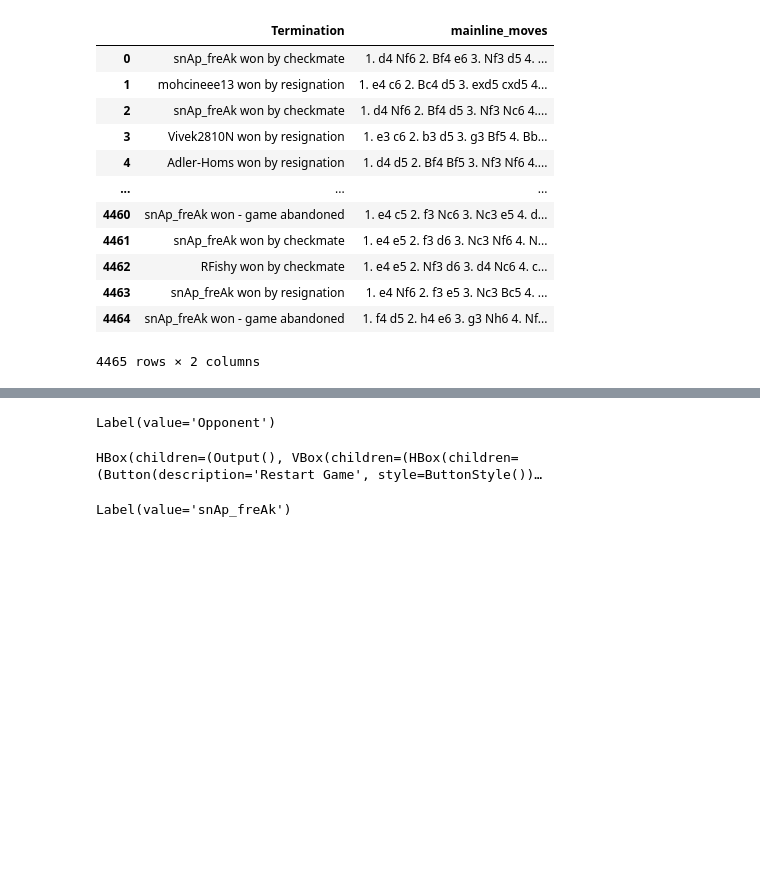
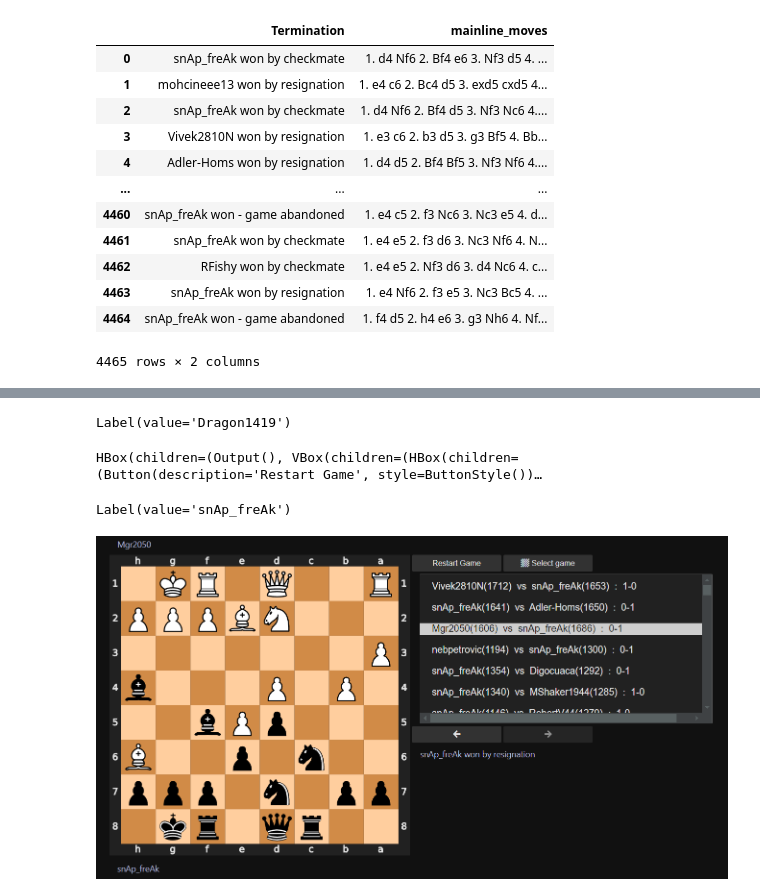
Before and after one commit to DaniloGrujic/chess-analysis, a Jupyter notebook: Game_analisys.ipynb, the cells around one changed output, grey strips where cells are left out. Cells and saved outputs as stored; diff of their text form; code cells hidden in the pictures; blank space fills up the shorter version.

Commit message:
Modified Game anaisys file.

```diff
--- a/Game_analisys.ipynb
+++ b/Game_analisys.ipynb
@@ -56,9 +59,15 @@ df_term_moves
 # %%
 from custom_chess import ChessGame, UI
 # %%
-game = ChessGame(df_term_moves, df_game_info)
+game = ChessGame('snAp_freAk', df_term_moves, df_game_info)
 ui = UI('snAp_freAk', game, game_info_cleaned)
 # %% [output]
-Label(value='Opponent')
+Label(value='Dragon1419')
 HBox(children=(Output(), VBox(children=(HBox(children=(Button(description='Restart Game', style=ButtonStyle())…
 Label(value='snAp_freAk')
+# %%
+# Uploading screenshot of above output so it can be visible in GitHub, fell free to delete this cell
+from IPython import display
+display.Image("screenshot.png")
+# %% [output]
+[figure, added]
```
Also changed, not shown: parts of 1 cell of this notebook, 2 other files.
